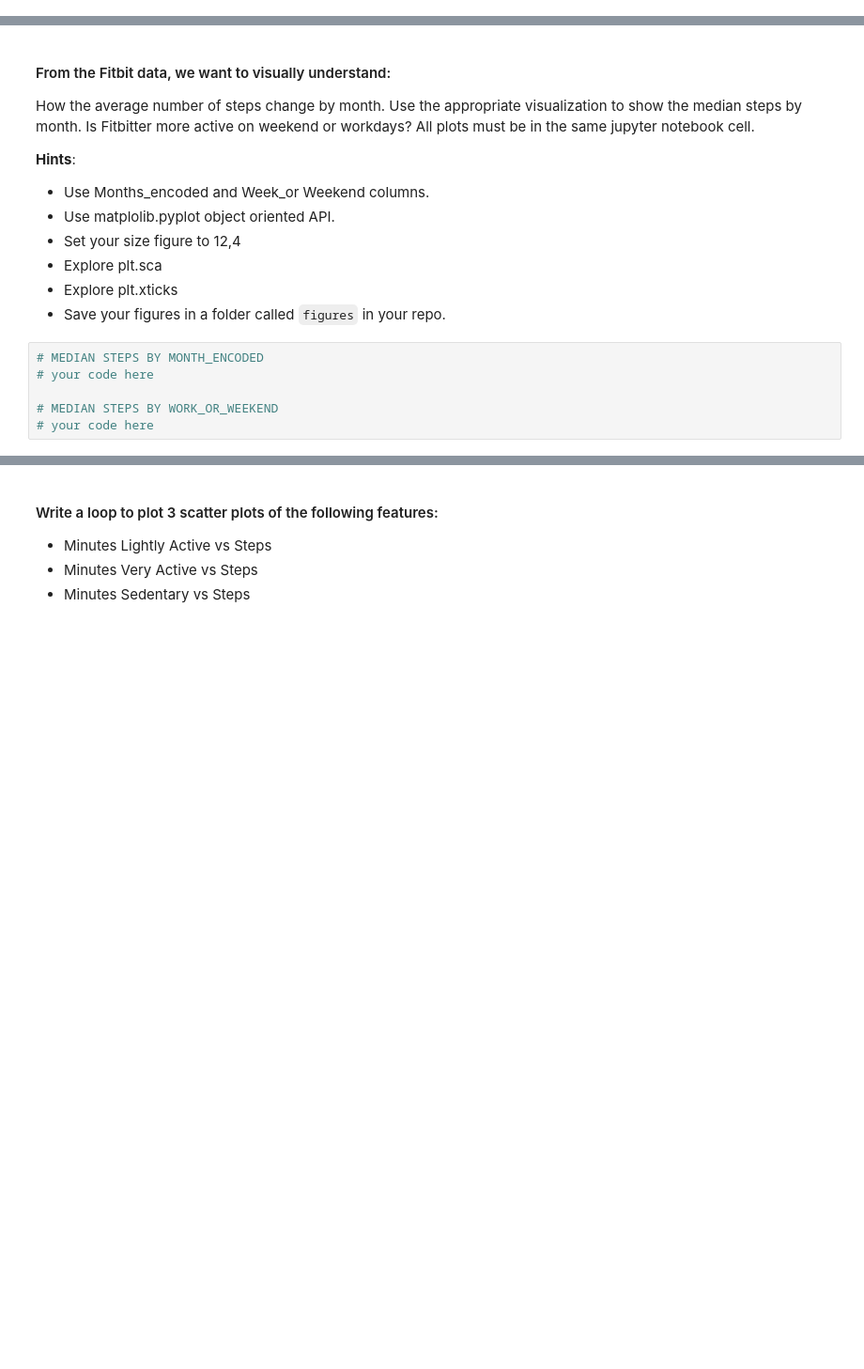
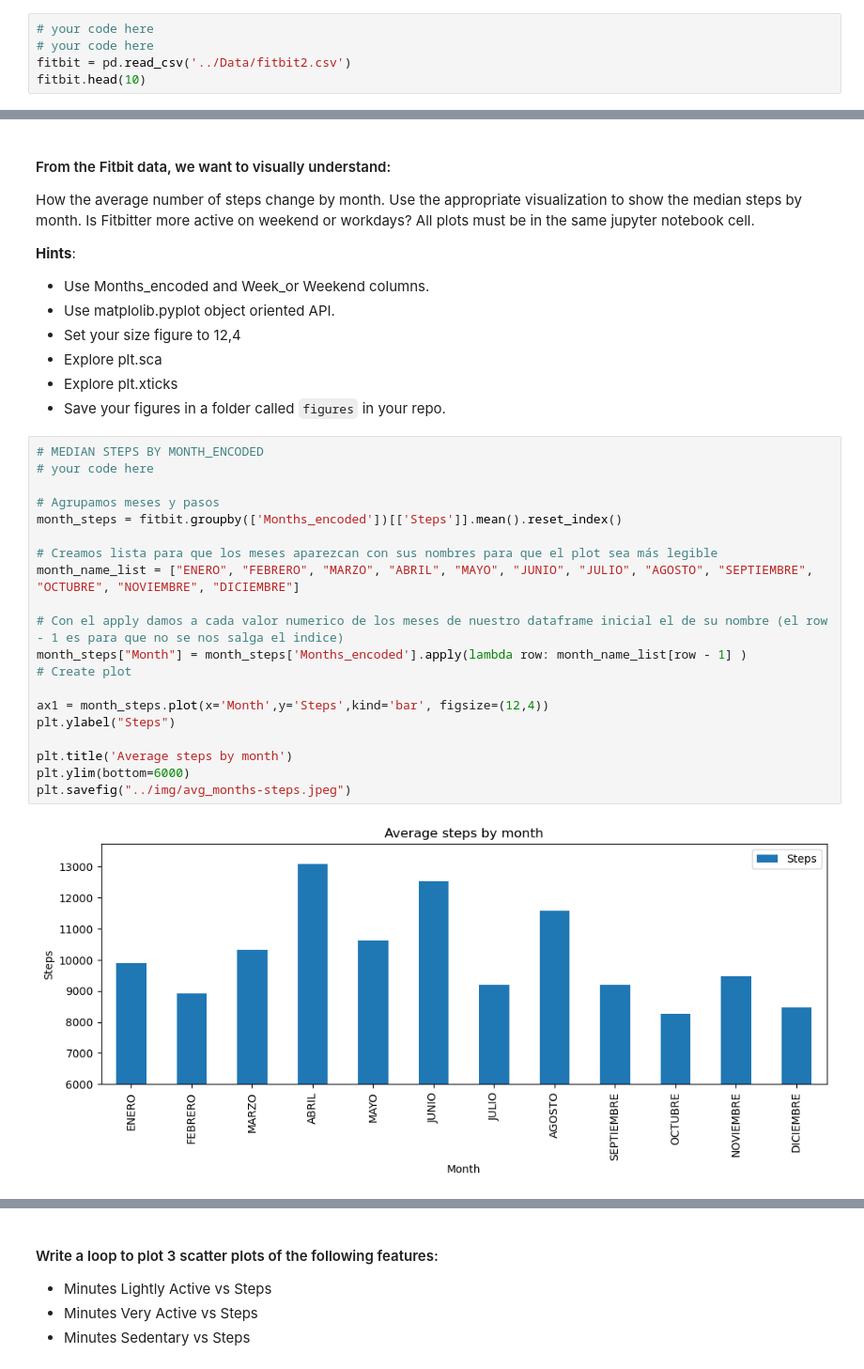
Before and after one commit to martingonzalezr001/dataptmad0924_labs, a Jupyter notebook: module-2/matplotlib-seaborn/your-code/main.ipynb, the cells around one changed output, grey strips where cells are left out. Shown: that part at 94% size. Drawn from its saved outputs; the diff is of its cells as text; blank space fills up the shorter version.

```diff
--- a/module-2/matplotlib-seaborn/your-code/main.ipynb
+++ b/module-2/matplotlib-seaborn/your-code/main.ipynb
@@ -146,0 +144,5 @@ figure = plt.legend("O")
+# %%
+# your code here
+# your code here
+fitbit = pd.read_csv('../Data/fitbit2.csv')
+fitbit.head(10)
@@ -157,9 +192,25 @@ How the average number of steps change by month. Use the appropriate visualizati
 * Explore plt.sca
 * Explore plt.xticks
 * Save your figures in a folder called `figures` in your repo.
-# %%
-# MEDIAN STEPS BY MONTH_ENCODED
-# your code here
-
-# MEDIAN STEPS BY WORK_OR_WEEKEND
-# your code here
+# %%
+# MEDIAN STEPS BY MONTH_ENCODED
+# your code here
+
+# Agrupamos meses y pasos
+month_steps = fitbit.groupby(['Months_encoded'])[['Steps']].mean().reset_index()
+
+# Creamos lista para que los meses aparezcan con sus nombres para que el plot sea más legible
+month_name_list = ["ENERO", "FEBRERO", "MARZO", "ABRIL", "MAYO", "JUNIO", "JULIO", "AGOSTO", "SEPTIEMBRE", "OCTUBRE", "NOVIEMBRE", "DICIEMBRE"]
+
+# Con el apply damos a cada valor numerico de los meses de nuestro dataframe inicial el de su nombre (el row - 1 es para que no se nos salga el indice)
+month_steps["Month"] = month_steps['Months_encoded'].apply(lambda row: month_name_list[row - 1] )
+# Create plot
+
+ax1 = month_steps.plot(x='Month',y='Steps',kind='bar', figsize=(12,4))
+plt.ylabel("Steps")
+
+plt.title('Average steps by month')
+plt.ylim(bottom=6000)
+plt.savefig("../img/avg_months-steps.jpeg")
+# %% [output]
+[figure, added]
```
Also changed, not shown: parts of 9 cells of this notebook, 2 other files.
